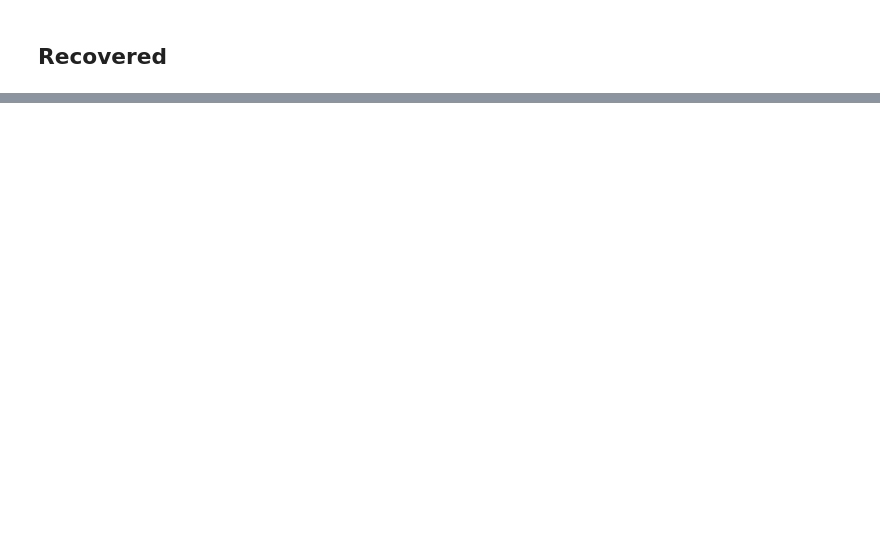
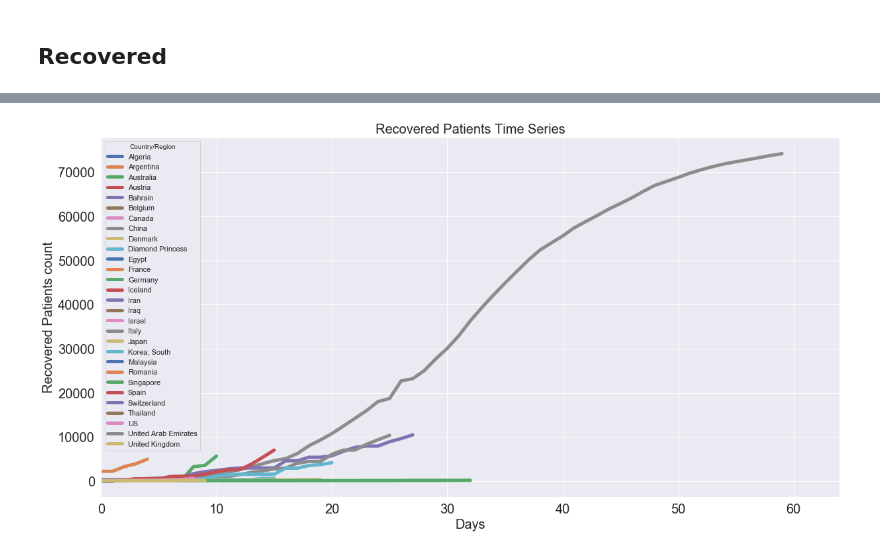
Before and after one commit to datacamp/COVID-19-EDA-tutorial, a Jupyter notebook: notebooks/1-COVID-19-EDA-solution.ipynb, the cells around one changed output, grey strips where cells are left out. Cells and saved outputs as stored; diff of their text form; code cells hidden in the pictures; blank space fills up the shorter version.

```diff
--- a/notebooks/1-COVID-19-EDA-solution.ipynb
+++ b/notebooks/1-COVID-19-EDA-solution.ipynb
@@ -254,3 +281,16 @@ plt.title('Deaths Patients Logarithmic Time Series', fontsize=20);
+# %%
+# Function to manipulate the data
+def data_manipulation(df):
+    df.dropna(axis=1, how='all', inplace=True)
+    df = df.sort_index()
+    df1 = df.reset_index().drop(['date'], axis=1)
+
+    for col in df1.columns:
+        print(col, df1[col].first_valid_index())
+        df1[col] = df1[col].shift(-df1[col].first_valid_index())
+
+    df2 = df1.apply(lambda x: x.shift(-x.first_valid_index()))
+    return df2
 # %% [markdown]
 ## Recovered
 # %%
@@ -364,0 +326,2 @@ plt.title('Recovered Patients Logarithmic Time Series', fontsize=20);
+# %%
+clean_df = data_manipulation(df)
@@ -364,0 +356,4 @@ plt.title('Recovered Patients Logarithmic Time Series', fontsize=20);
+# %%
+plot_time_series(clean_df, 'Recovered Patients Time Series', 'Days', 'Recovered Patients count', False)
+# %% [output]
+[figure, added]
```
Also changed, not shown: parts of 32 cells of this notebook.
